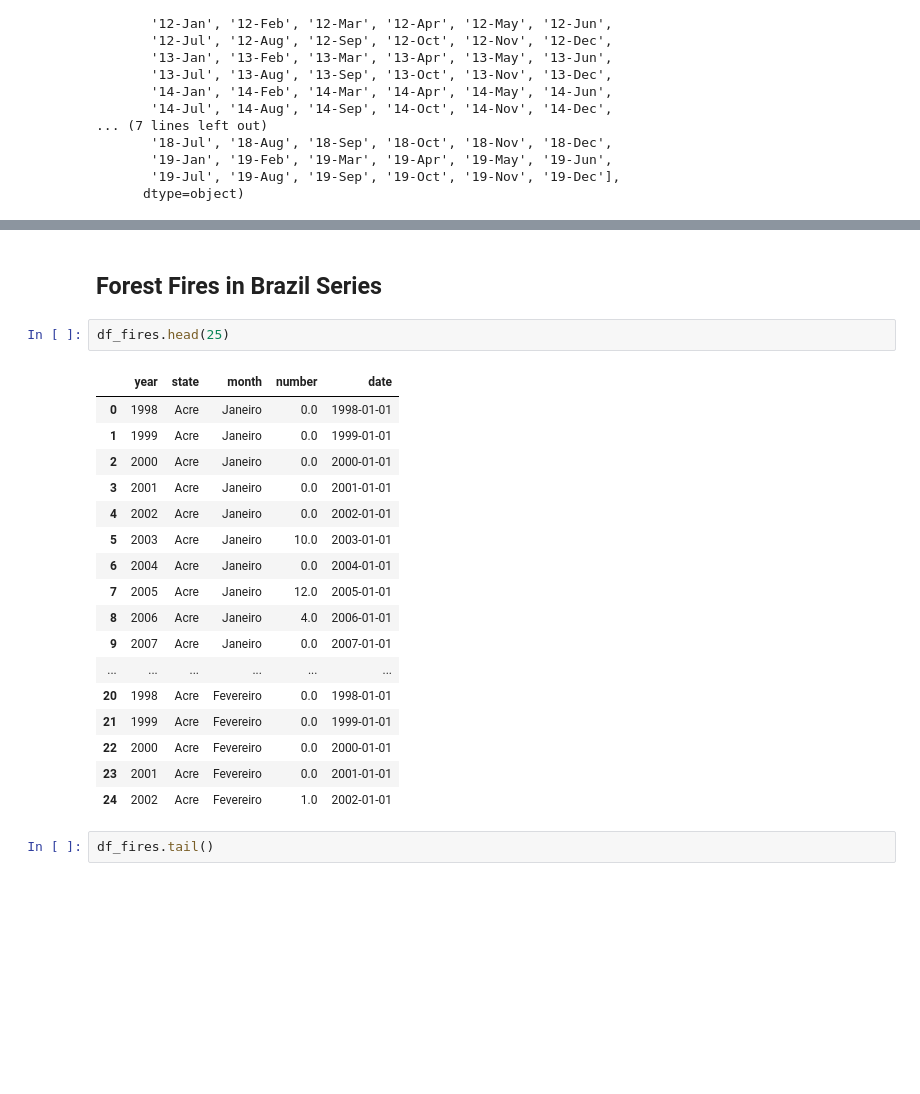
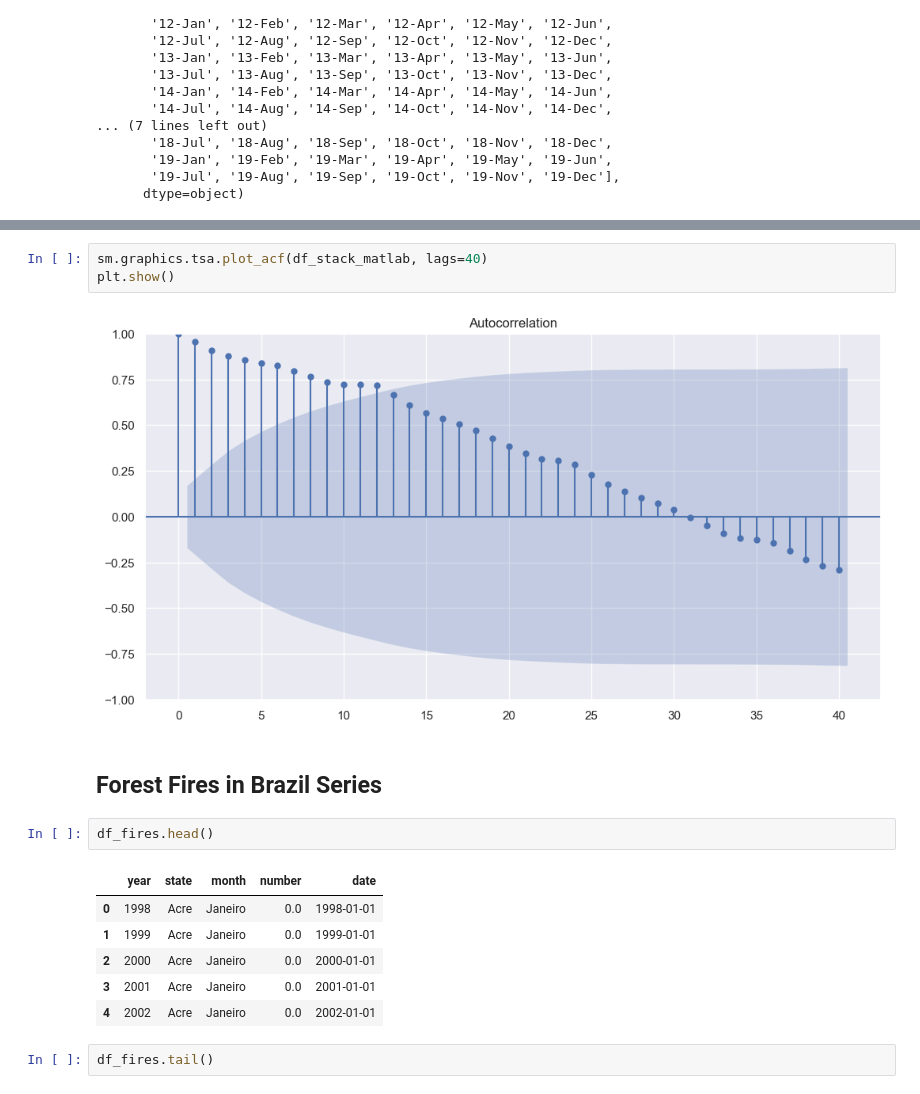
Before and after one commit to MateusVasc/atividades-pet-ciencia-de-dados, a Jupyter notebook: atividades/segunda_fase/atividade_1.ipynb, the cells around one changed output, grey strips where cells are left out. Cells and saved outputs as stored; diff of their text form; blank space fills up the shorter version.

```diff
--- a/atividades/segunda_fase/atividade_1.ipynb
+++ b/atividades/segunda_fase/atividade_1.ipynb
@@ -234,25 +405,19 @@ df_stack_python['python'].plot()
+# %%
+sm.graphics.tsa.plot_acf(df_stack_matlab, lags=40)
+plt.show()
+# %% [output]
+[figure, added]
 # %% [markdown]
 ## Forest Fires in Brazil Series
 # %%
-df_fires.head(25)
+df_fires.head()
 # %% [output]
 |  | year | state | month | number | date |
 | 0 | 1998 | Acre | Janeiro | 0.0 | 1998-01-01 |
 | 1 | 1999 | Acre | Janeiro | 0.0 | 1999-01-01 |
 | 2 | 2000 | Acre | Janeiro | 0.0 | 2000-01-01 |
 | 3 | 2001 | Acre | Janeiro | 0.0 | 2001-01-01 |
 | 4 | 2002 | Acre | Janeiro | 0.0 | 2002-01-01 |
-| 5 | 2003 | Acre | Janeiro | 10.0 | 2003-01-01 |
-| 6 | 2004 | Acre | Janeiro | 0.0 | 2004-01-01 |
-| 7 | 2005 | Acre | Janeiro | 12.0 | 2005-01-01 |
-| 8 | 2006 | Acre | Janeiro | 4.0 | 2006-01-01 |
-| 9 | 2007 | Acre | Janeiro | 0.0 | 2007-01-01 |
-| ... | ... | ... | ... | ... | ... |
-| 20 | 1998 | Acre | Fevereiro | 0.0 | 1998-01-01 |
-| 21 | 1999 | Acre | Fevereiro | 0.0 | 1999-01-01 |
-| 22 | 2000 | Acre | Fevereiro | 0.0 | 2000-01-01 |
-| 23 | 2001 | Acre | Fevereiro | 0.0 | 2001-01-01 |
-| 24 | 2002 | Acre | Fevereiro | 1.0 | 2002-01-01 |
 # %%
 df_fires.tail()
 # %% [output]
```
Also changed, not shown: parts of 81 cells of this notebook.
